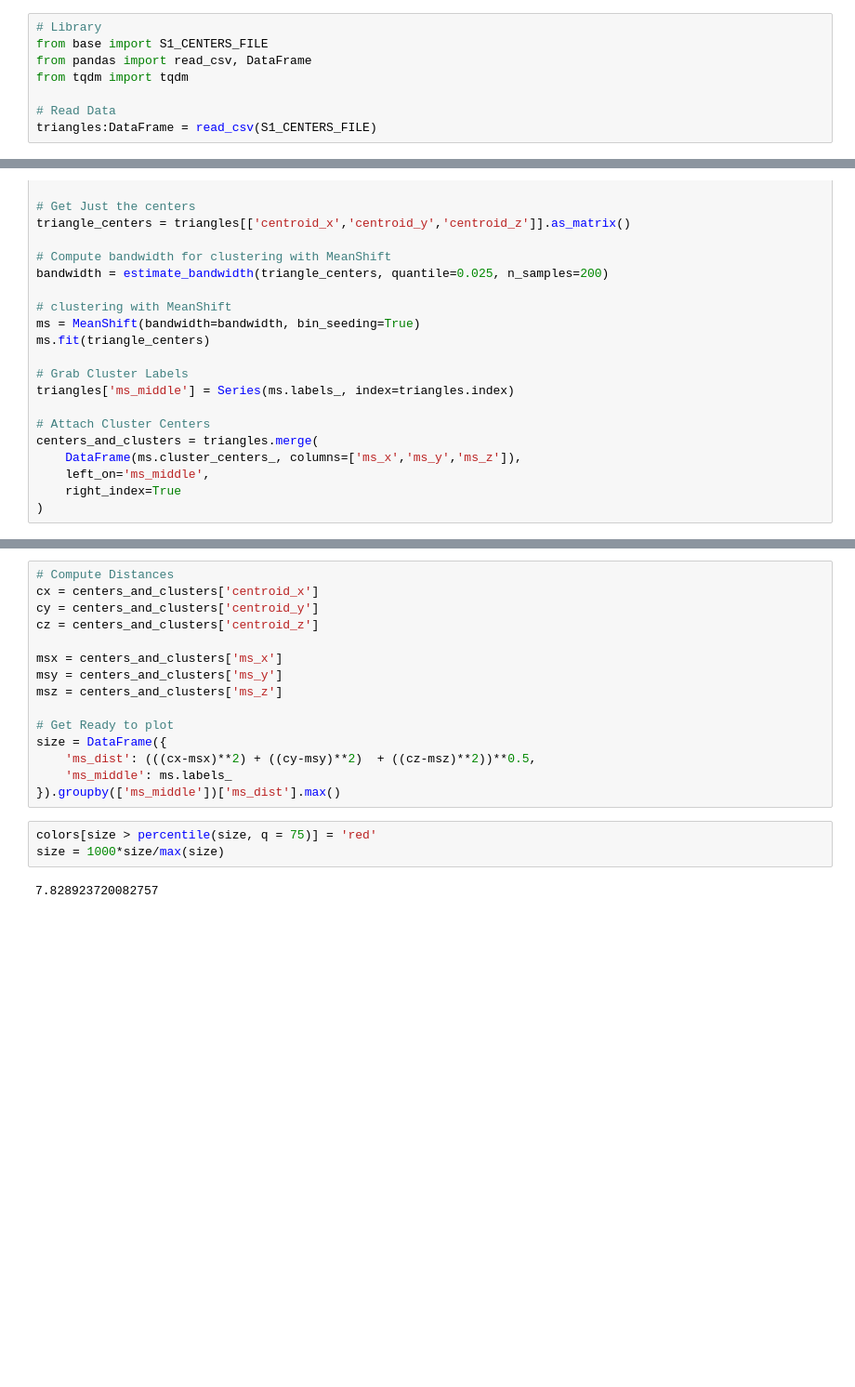
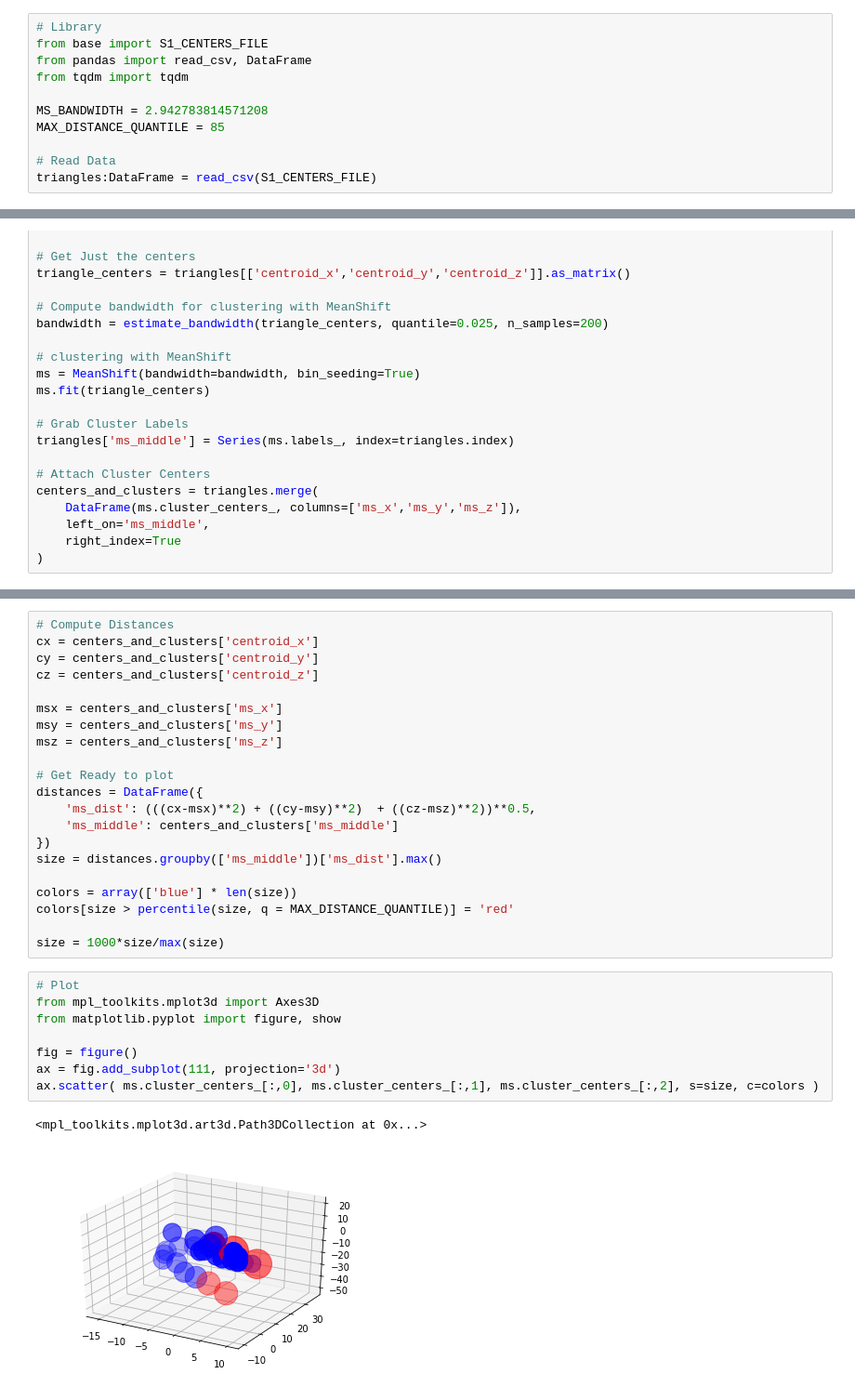
Before and after one commit to asosnovsky/Analyzing-Blood-Vessel-Aneurysm, a Jupyter notebook: Playground.ipynb, the cells around one changed output, grey strips where cells are left out. Shown: that part at 93% size. Saved outputs shown, nothing was run; the diff lists cells and outputs as text; blank space fills up the shorter version.

```diff
--- a/Playground.ipynb
+++ b/Playground.ipynb
@@ -4,6 +4,9 @@ from base import S1_CENTERS_FILE
 from pandas import read_csv, DataFrame
 from tqdm import tqdm
 
+MS_BANDWIDTH = 2.942783814571208
+MAX_DISTANCE_QUANTILE = 85
+
 # Read Data
 triangles:DataFrame = read_csv(S1_CENTERS_FILE)
 # %%
@@ -44,12 +72,24 @@ msy = centers_and_clusters['ms_y']
 msz = centers_and_clusters['ms_z']
 
 # Get Ready to plot
-size = DataFrame({
+distances = DataFrame({
     'ms_dist': (((cx-msx)**2) + ((cy-msy)**2)  + ((cz-msz)**2))**0.5,
-    'ms_middle': ms.labels_
-}).groupby(['ms_middle'])['ms_dist'].max()
+    'ms_middle': centers_and_clusters['ms_middle']
+})
+size = distances.groupby(['ms_middle'])['ms_dist'].max()
+
+colors = array(['blue'] * len(size))
+colors[size > percentile(size, q = MAX_DISTANCE_QUANTILE)] = 'red'
+
+size = 1000*size/max(size)
-# %%
-colors[size > percentile(size, q = 75)] = 'red'
-size = 1000*size/max(size)
-# %% [output]
-7.828923720082757
+# %%
+# Plot
+from mpl_toolkits.mplot3d import Axes3D
+from matplotlib.pyplot import figure, show
+
+fig = figure()
+ax = fig.add_subplot(111, projection='3d')
+ax.scatter( ms.cluster_centers_[:,0], ms.cluster_centers_[:,1], ms.cluster_centers_[:,2], s=size, c=colors )
+# %% [output]
+<mpl_toolkits.mplot3d.art3d.Path3DCollection at 0x...>
+[figure, added]
```
Also changed, not shown: parts of 5 cells of this notebook, 12 other files.
